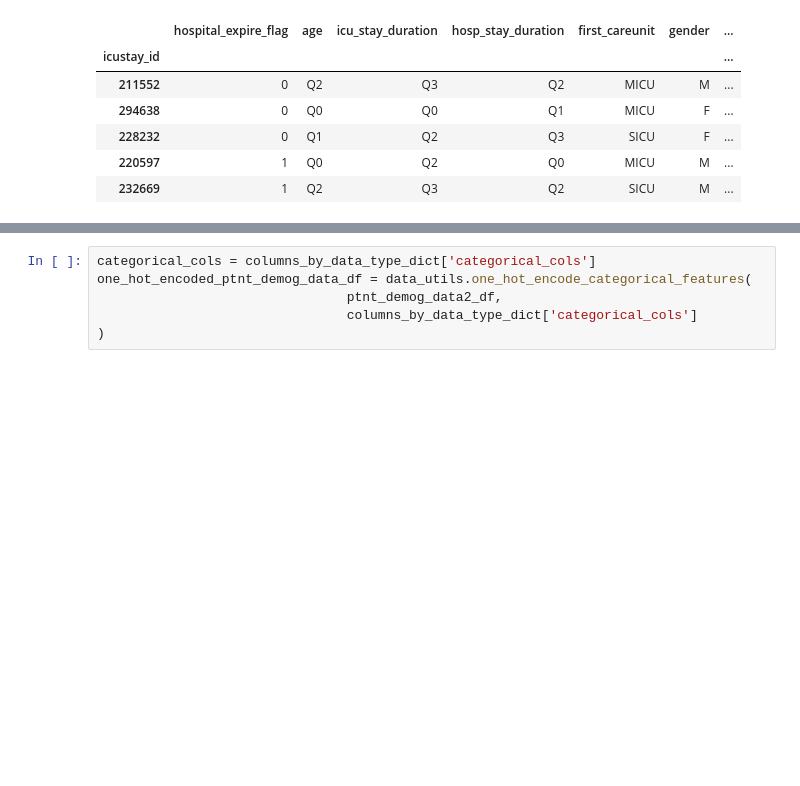
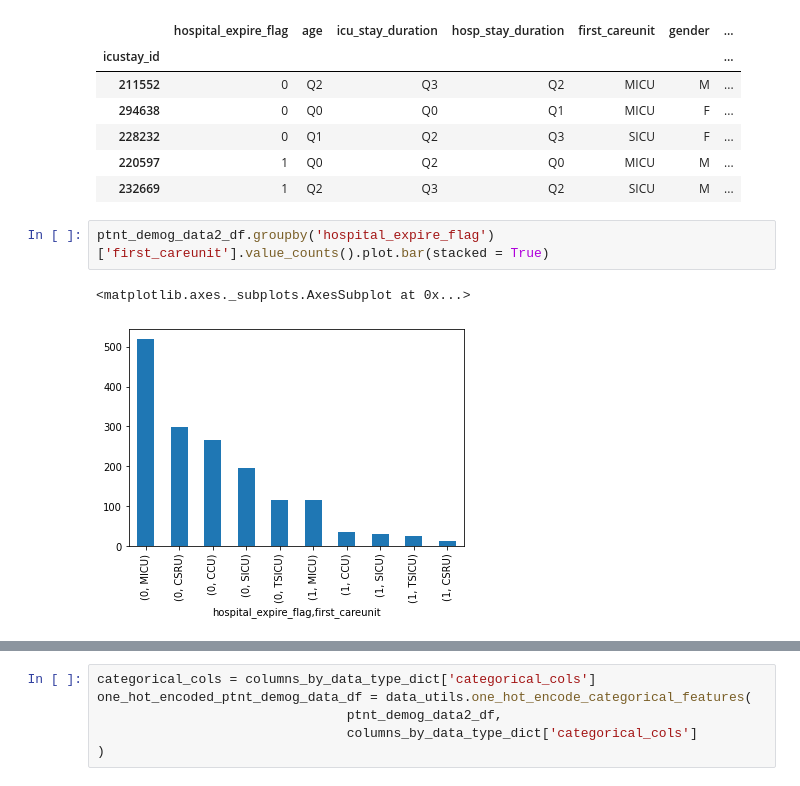
Before and after one commit to RJBeetel3/icu-data-exploration, a Jupyter notebook: icu_mortality_prediction/icu_mortality_prediction/notebooks/PATIENT_DEMOGRAPHICS_FIRST24.ipynb, the cells around one changed output, grey strips where cells are left out. Saved outputs shown, nothing was run; the diff lists cells and outputs as text; blank space fills up the shorter version.

Commit message:
adds visualizations of icu admission type and diagnoses by mortality

```diff
--- a/icu_mortality_prediction/icu_mortality_prediction/notebooks/PATIENT_DEMOGRAPHICS_FIRST24.ipynb
+++ b/icu_mortality_prediction/icu_mortality_prediction/notebooks/PATIENT_DEMOGRAPHICS_FIRST24.ipynb
@@ -335,3 +335,8 @@ ptnt_demog_data2_df.head()
 | 228232 | 0 | Q1 | Q2 | Q3 | SICU | F | ... |
 | 220597 | 1 | Q0 | Q2 | Q0 | MICU | M | ... |
 | 232669 | 1 | Q2 | Q3 | Q2 | SICU | M | ... |
+# %%
+ptnt_demog_data2_df.groupby('hospital_expire_flag')['first_careunit'].value_counts().plot.bar(stacked = True)
+# %% [output]
+<matplotlib.axes._subplots.AxesSubplot at 0x...>
+[figure, added]
```
Also changed, not shown: parts of 8 cells of this notebook.
